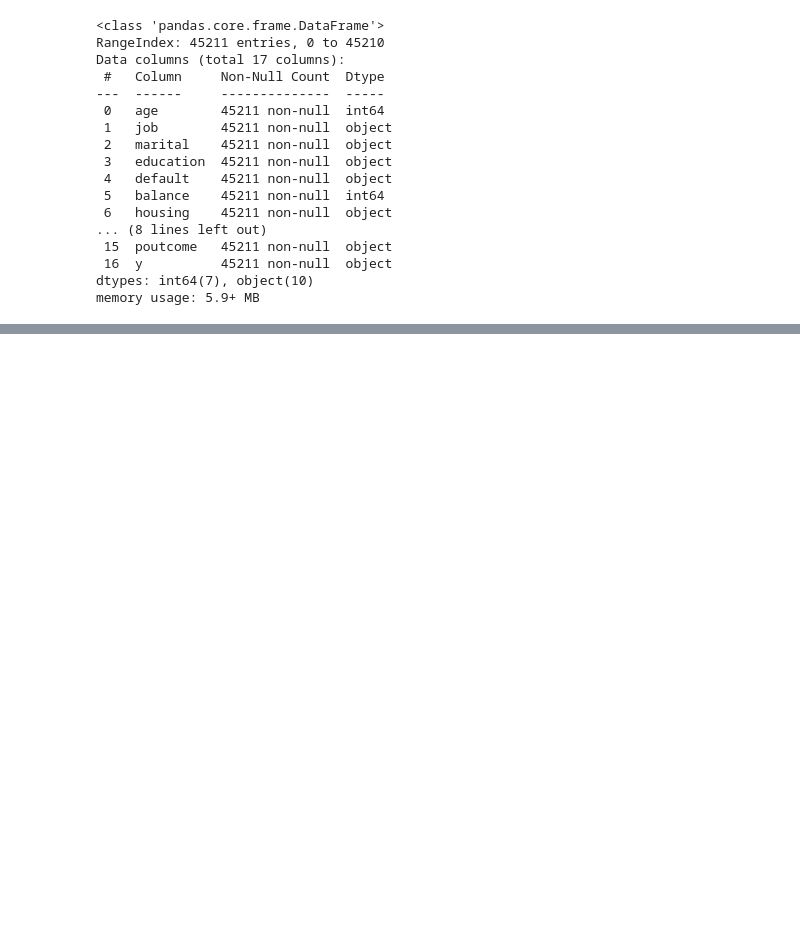
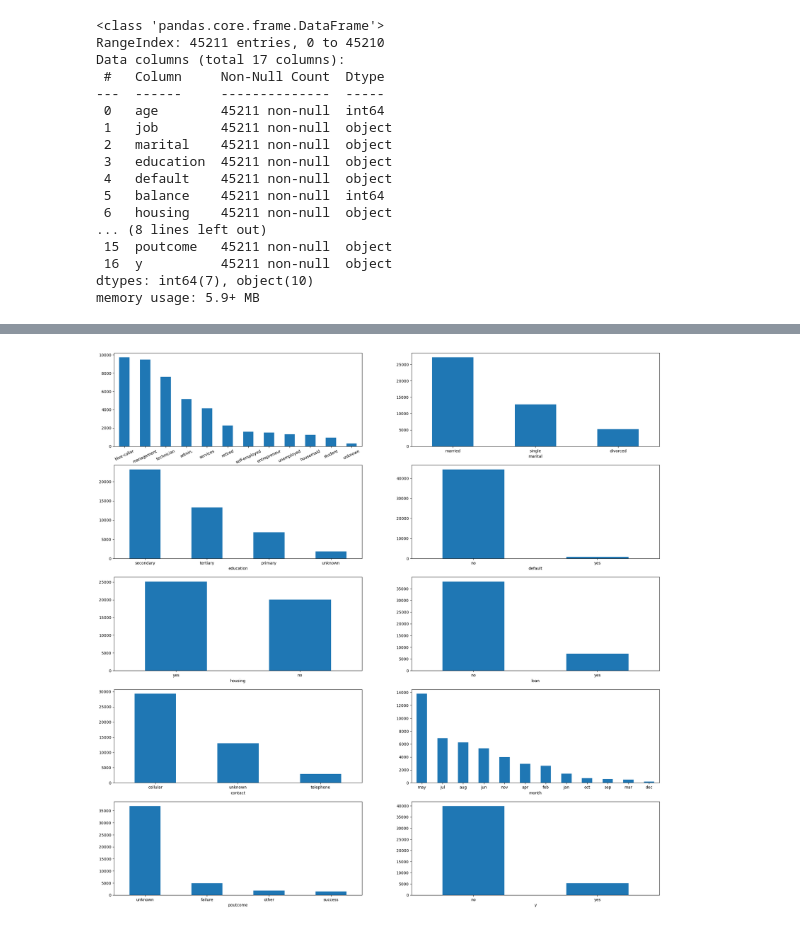
Before and after one commit to mayurkadam9833/Bank-Term-Deposit-Subscription-Prediction, a Jupyter notebook: research/experiments.ipynb, the cells around one changed output, grey strips where cells are left out. Drawn from its saved outputs; the diff is of its cells as text; code cells hidden in the pictures; blank space fills up the shorter version.

```diff
--- a/research/experiments.ipynb
+++ b/research/experiments.ipynb
@@ -42,0 +143,35 @@ memory usage: 5.9+ MB
+# %%
+plt.figure(figsize=(25,25))
+plt.subplot(5,2,1)
+data["job"].value_counts().plot(kind="bar")
+plt.xticks(rotation=25)
+plt.subplot(5,2,2)
+data["marital"].value_counts().plot(kind="bar")
+plt.xticks(rotation=0)
+plt.subplot(5,2,3)
+data["education"].value_counts().plot(kind="bar")
+plt.xticks(rotation=0)
+plt.subplot(5,2,4)
+data["default"].value_counts().plot(kind="bar")
+plt.xticks(rotation=0)
+plt.subplot(5,2,5)
+data["housing"].value_counts().plot(kind="bar")
+plt.xticks(rotation=0)
+plt.subplot(5,2,6)
+data["loan"].value_counts().plot(kind="bar")
+plt.xticks(rotation=0)
+plt.subplot(5,2,7)
+data["contact"].value_counts().plot(kind="bar")
+plt.xticks(rotation=0)
+plt.subplot(5,2,8)
+data["month"].value_counts().plot(kind="bar")
+plt.xticks(rotation=0)
+plt.subplot(5,2,9)
+data["poutcome"].value_counts().plot(kind="bar")
+plt.xticks(rotation=0)
+plt.subplot(5,2,10)
+data["y"].value_counts().plot(kind="bar")
+plt.xticks(rotation=0)
+plt.show()
+# %% [output]
+[figure, added]
```
Also changed, not shown: parts of 19 cells of this notebook.
